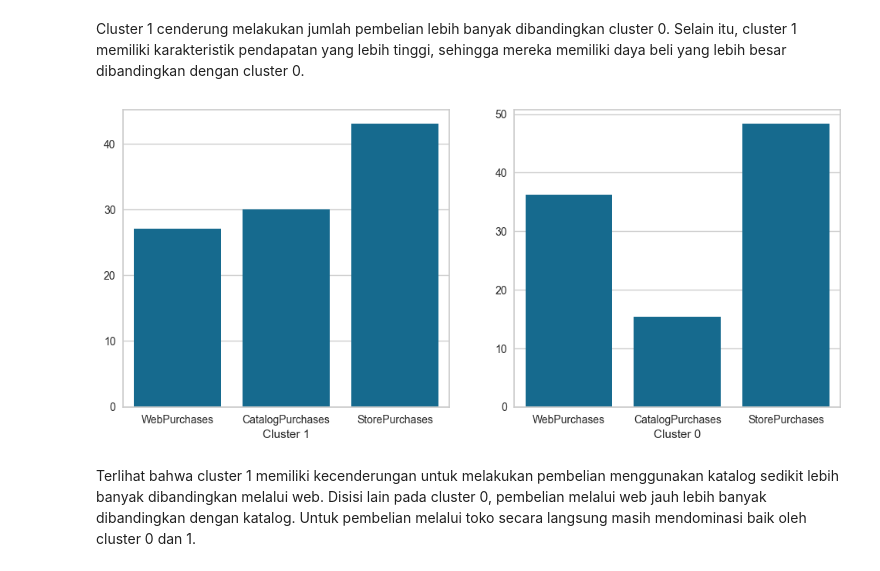
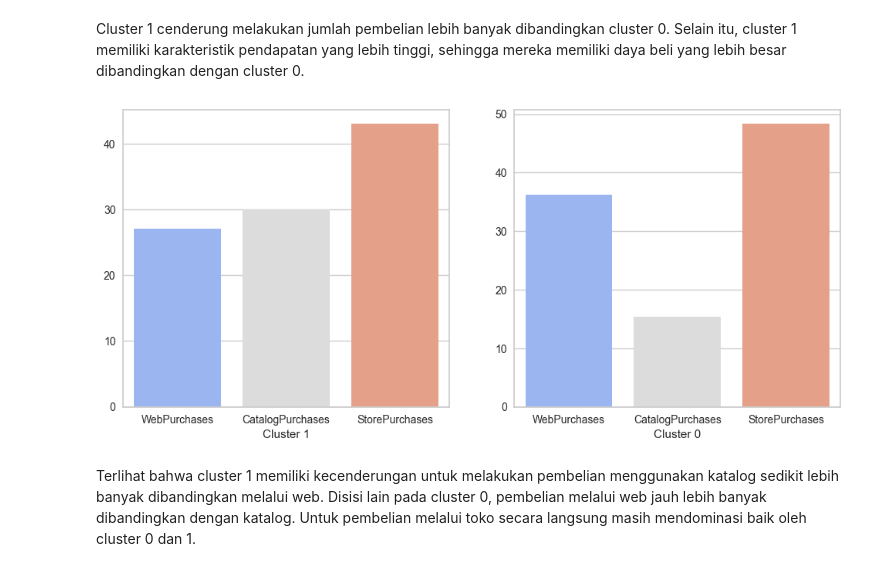
Before and after one commit to reyharighy/Data-Raya-UTS, a Jupyter notebook: data_mining.ipynb, the cells around one changed output. Cells and saved outputs as stored; diff of their text form; code cells hidden in the pictures.

```diff
--- a/data_mining.ipynb
+++ b/data_mining.ipynb
@@ -1205,22 +1203,23 @@ Cluster 1 cenderung melakukan jumlah pembelian lebih banyak dibandingkan cluster
 # %%
 fig, axes = plt.subplots(
     nrows=1,
     ncols=2,
     figsize=(12,5)
 )
 
 for pos, cluster in enumerate(iterable=data['Clusters'].unique()):
     purchase_table = data[data['Clusters'] == cluster][[column for column in data.columns if column.endswith('Purchases')]].drop('DealsPurchases', axis=1)
     purchase_data = purchase_table.sum(axis=0) / purchase_table['TotalPurchases'].sum() * 100
 
     sns.barplot(
         data=purchase_data[:-1],
-        ax=axes[pos]
+        ax=axes[pos],
+        palette='coolwarm'
     )
 
     axes[pos].set_xlabel(f'Cluster {cluster}')
 # %% [output]
-[figure, old version]
+[figure, new version]
 # %% [markdown]
 Terlihat bahwa cluster 1 memiliki kecenderungan untuk melakukan pembelian menggunakan katalog sedikit lebih banyak dibandingkan melalui web. Disisi lain pada cluster 0, pembelian melalui web jauh lebih banyak dibandingkan dengan katalog. Untuk pembelian melalui toko secara langsung masih mendominasi baik oleh cluster 0 dan 1.
 # %% [markdown]
```
Also changed, not shown: parts of 20 cells of this notebook.
